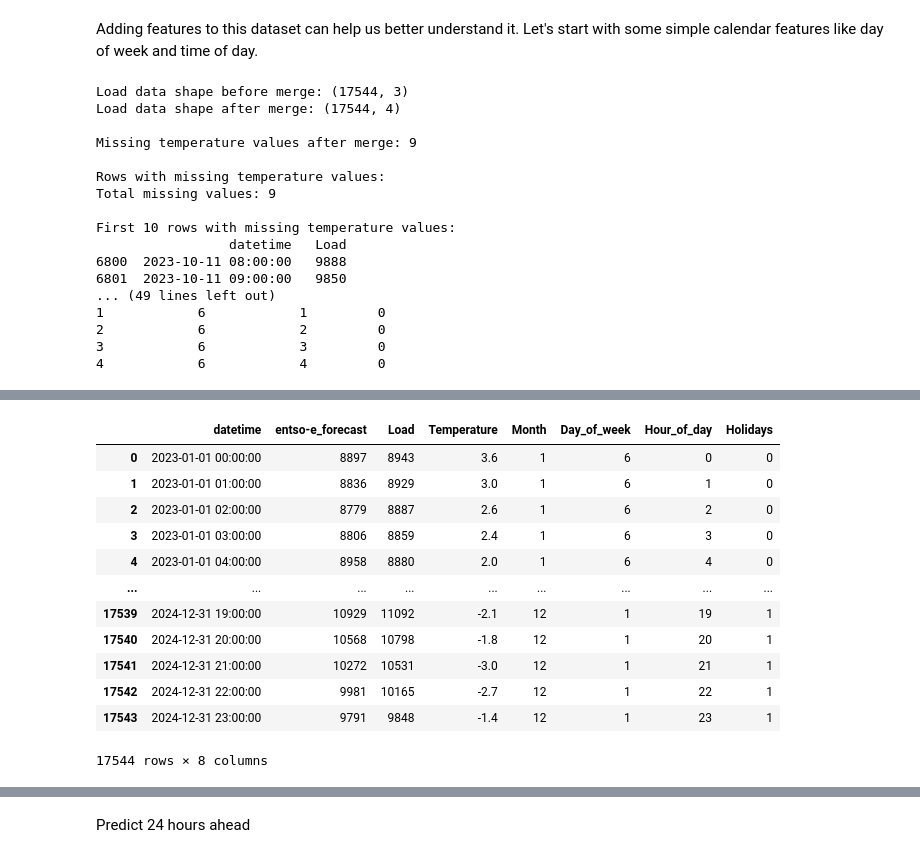
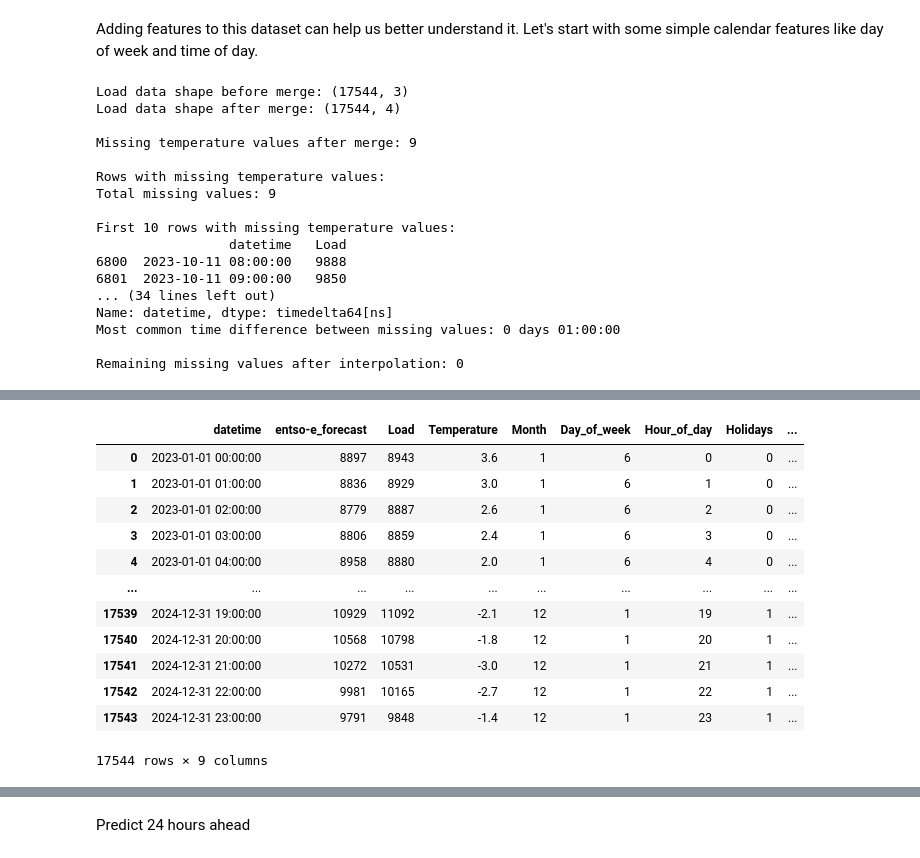
Before and after one commit to jakfar/Project, a Jupyter notebook: Preprocess dio copy.ipynb, the cells around one changed output, grey strips where cells are left out. Saved outputs shown, nothing was run; the diff lists cells and outputs as text; code cells hidden in the pictures.

```diff
--- a/Preprocess dio copy.ipynb
+++ b/Preprocess dio copy.ipynb
@@ -10,6 +10,7 @@ import holidays
 import statsmodels.api as sm
 import matplotlib.pyplot as plt
 #import seaborn as sns
+import pytz
 from statsmodels.tsa.seasonal import STL
 from darts import TimeSeries
 from darts.metrics import mape, rmse, mae
@@ -20,19 +21,18 @@ load2023 = pd.read_csv("Load_Data/Total Load - Day Ahead _ Actual_2023.csv", del
 load2024 = pd.read_csv("Load_Data/Total Load - Day Ahead _ Actual_2024.csv", delimiter=",")
 load_df = pd.concat([load2023, load2024], ignore_index=True)
 
-# Read temperature data
+# Read temperature data (downlaoded from SMHI)
 weather_data = pd.read_csv("Temperature Data/smhi-opendata_1_98230_202301_202412.csv", delimiter=";", skiprows=9)
 
-# Process load data
+# Process load data by changing column name
 load_df['Time (UTC)'] = load_df['Time (UTC)'].str.split(' - ').str[0]
-#load_df = load_df.drop('Day-ahead Total Load Forecast [MW] - BZN|SE3', axis=1)
 load_df = load_df.rename(columns={'Time (UTC)': 'completetime', 'Actual Total Load [MW] - BZN|SE3': 'Load'})
 load_df['datetime'] = pd.to_datetime(load_df['completetime'], format='%d.%m.%Y %H:%M')
 load_df = load_df.drop(['completetime'], axis=1)
 
-# Create datetime in weather_data - adjust column names as needed
-date_col = 'Datum'  # Adjust this to your actual date column name
-time_col = 'Tid (UTC)'  # Adjust this to your actual time column name
+# Create datetime in weather_data
+date_col = 'Datum'
+time_col = 'Tid (UTC)'
 
 # Create datetime column in weather_data by combining date and time
 weather_data['datetime'] = pd.to_datetime(
@@ -44,7 +44,7 @@ temp_df = weather_data[['datetime', 'Lufttemperatur']].copy()
 temp_df.rename(columns={'Lufttemperatur': 'Temperature'}, inplace=True)
 
 
-# Remove any duplicates in temperature data
+# Remove any duplicates in temperature data (checking by datetime)
 if temp_df['datetime'].duplicated().any():
     print(f"Found {temp_df['datetime'].duplicated().sum()} duplicate timestamps in temperature data Stockholm")
     temp_df = temp_df.drop_duplicates(subset=['datetime'])
@@ -54,11 +54,11 @@ print(f"Load data shape before merge: {load_df.shape}")
 load_df = load_df.merge(temp_df, on='datetime', how='left')
 print(f"Load data shape after merge: {load_df.shape}")
 
-
 # Check for missing temperature values and identify where they are
 missing_temp = load_df['Temperature'].isna().sum()
 print(f"\nMissing temperature values after merge: {missing_temp}")
 
+# Check the temprature missing data and doing interpolation
 if missing_temp > 0:
     # Find rows with missing temperature values
     missing_rows = load_df[load_df['Temperature'].isna()]
@@ -103,19 +103,39 @@ if missing_temp > 0:
 
     print(f"\nRemaining missing values after interpolation: {load_df['Temperature'].isna().sum()}")
 
-# Adding day type
+# Adding day type (Month, Week and hour of the day)
 load_df['Month'] = load_df['datetime'].dt.month
 load_df['Day_of_week'] = load_df['datetime'].dt.dayofweek
 load_df['Hour_of_day'] = load_df['datetime'].dt.hour
 
 # change column name
 load_df['entso-e_forecast']=load_df['Day-ahead Total Load Forecast [MW] - BZN|SE3']
-# Adding Holidays (excluding Sundays)
+
+# Adding Holidays
 Sweden_holidays = holidays.CountryHoliday('SE')
 load_df['Holidays'] = [int((date in Sweden_holidays) and date.weekday() != 6) for date in load_df.datetime]
-#load_df['Holidays'] = [int(date in Sweden_holidays) for date in load_df.datetime]
+
+# Create Daylight Saving Column covariates
+# Define Sweden timezone
+sweden_tz = pytz.timezone('Europe/Stockholm')
+
+def is_dst_sweden(naive_dt):
+    try:
+        # First, assume the naive datetime is in UTC
+        utc_dt = pd.Timestamp(naive_dt).tz_localize('UTC')
+        # Then convert UTC time to Sweden time
+        sweden_time = utc_dt.astimezone(sweden_tz)
+        # Return 1 if DST is active, 0 if not
+        return int(sweden_time.dst() != pd.Timedelta(0))
+    except Exception as e:
+        print(f"Error processing {naive_dt}: {e}")
+        return None
+
+# Apply the function to get DST status (1 or 0)
+load_df['DST'] = load_df['datetime'].apply(is_dst_sweden)
+
 # Reorder columns
-load_df = load_df[['datetime', 'entso-e_forecast','Load', 'Temperature', 'Month','Day_of_week', 'Hour_of_day', 'Holidays']]
+load_df = load_df[['datetime', 'entso-e_forecast','Load', 'Temperature', 'Month','Day_of_week', 'Hour_of_day', 'Holidays','DST']]
 
 # Display a sample of the final dataframe
 print("\nFinal dataframe sample:")
@@ -154,8 +174,8 @@ First 10 rows with missing temperature values:
                  datetime   Load
 6800  2023-10-11 08:00:00   9888
 6801  2023-10-11 09:00:00   9850
-... (49 lines left out)
-1            6            1         0
-2            6            2         0
-3            6            3         0
-4            6            4         0
+... (34 lines left out)
+Name: datetime, dtype: timedelta64[ns]
+Most common time difference between missing values: 0 days 01:00:00
+
+Remaining missing values after interpolation: 0
@@ -162,15 +196,15 @@ First 10 rows with missing temperature values:
-|  | datetime | entso-e_forecast | Load | Temperature | Month | Day_of_week | Hour_of_day | Holidays |
-| 0 | 2023-01-01 00:00:00 | 8897 | 8943 | 3.6 | 1 | 6 | 0 | 0 |
-| 1 | 2023-01-01 01:00:00 | 8836 | 8929 | 3.0 | 1 | 6 | 1 | 0 |
-| 2 | 2023-01-01 02:00:00 | 8779 | 8887 | 2.6 | 1 | 6 | 2 | 0 |
-| 3 | 2023-01-01 03:00:00 | 8806 | 8859 | 2.4 | 1 | 6 | 3 | 0 |
-| 4 | 2023-01-01 04:00:00 | 8958 | 8880 | 2.0 | 1 | 6 | 4 | 0 |
-| ... | ... | ... | ... | ... | ... | ... | ... | ... |
-| 17539 | 2024-12-31 19:00:00 | 10929 | 11092 | -2.1 | 12 | 1 | 19 | 1 |
-| 17540 | 2024-12-31 20:00:00 | 10568 | 10798 | -1.8 | 12 | 1 | 20 | 1 |
-| 17541 | 2024-12-31 21:00:00 | 10272 | 10531 | -3.0 | 12 | 1 | 21 | 1 |
-| 17542 | 2024-12-31 22:00:00 | 9981 | 10165 | -2.7 | 12 | 1 | 22 | 1 |
-| 17543 | 2024-12-31 23:00:00 | 9791 | 9848 | -1.4 | 12 | 1 | 23 | 1 |
+|  | datetime | entso-e_forecast | Load | Temperature | Month | Day_of_week | Hour_of_day | Holidays | ... |
+| 0 | 2023-01-01 00:00:00 | 8897 | 8943 | 3.6 | 1 | 6 | 0 | 0 | ... |
+| 1 | 2023-01-01 01:00:00 | 8836 | 8929 | 3.0 | 1 | 6 | 1 | 0 | ... |
+| 2 | 2023-01-01 02:00:00 | 8779 | 8887 | 2.6 | 1 | 6 | 2 | 0 | ... |
+| 3 | 2023-01-01 03:00:00 | 8806 | 8859 | 2.4 | 1 | 6 | 3 | 0 | ... |
+| 4 | 2023-01-01 04:00:00 | 8958 | 8880 | 2.0 | 1 | 6 | 4 | 0 | ... |
+| ... | ... | ... | ... | ... | ... | ... | ... | ... | ... |
+| 17539 | 2024-12-31 19:00:00 | 10929 | 11092 | -2.1 | 12 | 1 | 19 | 1 | ... |
+| 17540 | 2024-12-31 20:00:00 | 10568 | 10798 | -1.8 | 12 | 1 | 20 | 1 | ... |
+| 17541 | 2024-12-31 21:00:00 | 10272 | 10531 | -3.0 | 12 | 1 | 21 | 1 | ... |
+| 17542 | 2024-12-31 22:00:00 | 9981 | 10165 | -2.7 | 12 | 1 | 22 | 1 | ... |
+| 17543 | 2024-12-31 23:00:00 | 9791 | 9848 | -1.4 | 12 | 1 | 23 | 1 | ... |
-17544 rows × 8 columns
+17544 rows × 9 columns
 # %%
 import matplotlib.pyplot as plt
```
Also changed, not shown: parts of 27 cells of this notebook.
